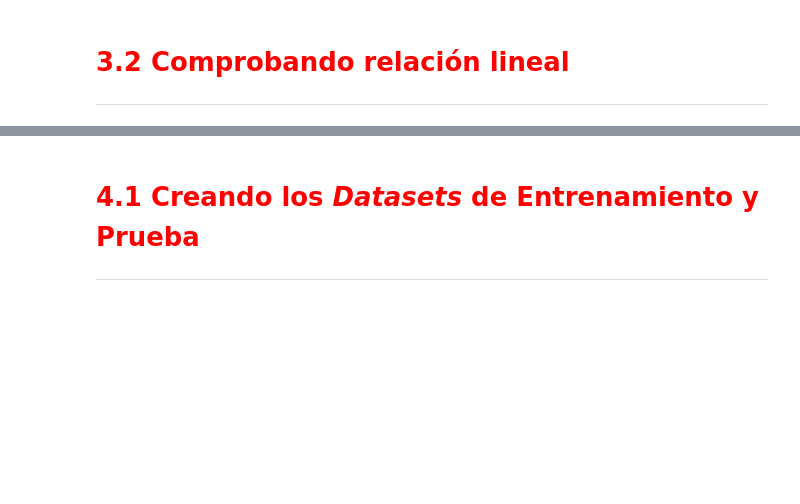
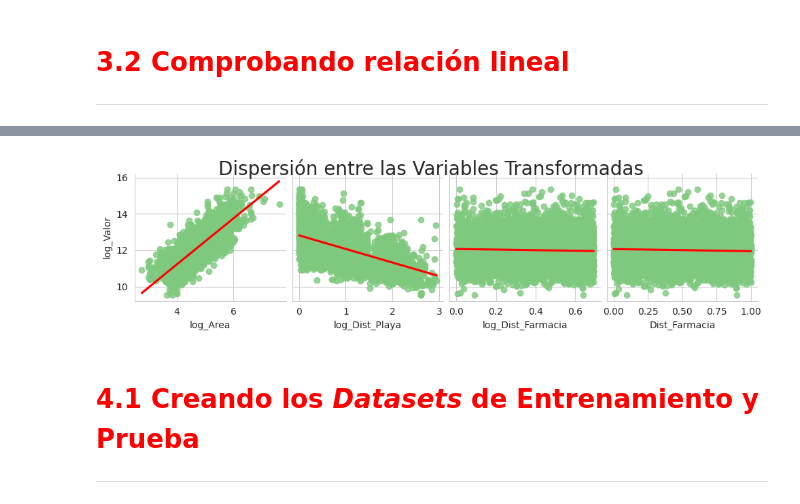
Before and after one commit to JLuceroVasquez/regresion-lineal-tecnicas-avanzadas-de-modelado, a Jupyter notebook: notebook-de-clase.ipynb, the cells around one changed output, grey strips where cells are left out. Drawn from its saved outputs; the diff is of its cells as text; code cells hidden in the pictures; blank space fills up the shorter version.

```diff
--- a/notebook-de-clase.ipynb
+++ b/notebook-de-clase.ipynb
@@ -231,7 +249,11 @@ ax
 # %%
+ax = sns.pairplot(data=datos, x_vars=['log_Area','log_Dist_Playa', 'log_Dist_Farmacia', 'Dist_Farmacia'],
+             y_vars='log_Valor', kind='reg', plot_kws={'line_kws': {'color': 'red'}})
 
 ax.fig.suptitle('Dispersión entre las Variables Transformadas', fontsize=20, y=1.05)
-ax
+plt.show()
+# %% [output]
+[figure, added]
 # %% [markdown]
 # <font color='red' style='font-size: 30px;'>4.1 Creando los *Datasets* de Entrenamiento y Prueba</font>
 <hr style='border: 2px solid red;'>
```
Also changed, not shown: parts of 6 cells of this notebook.
